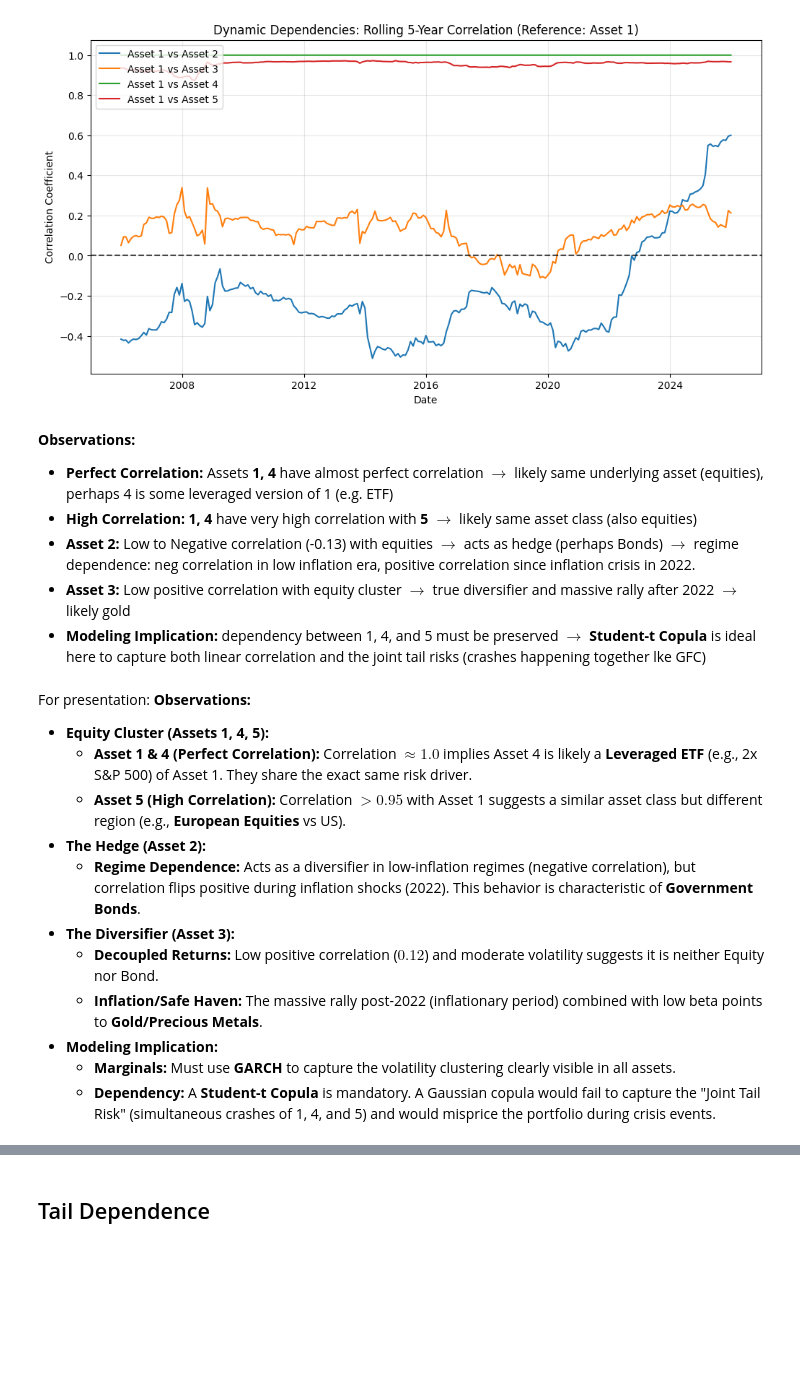
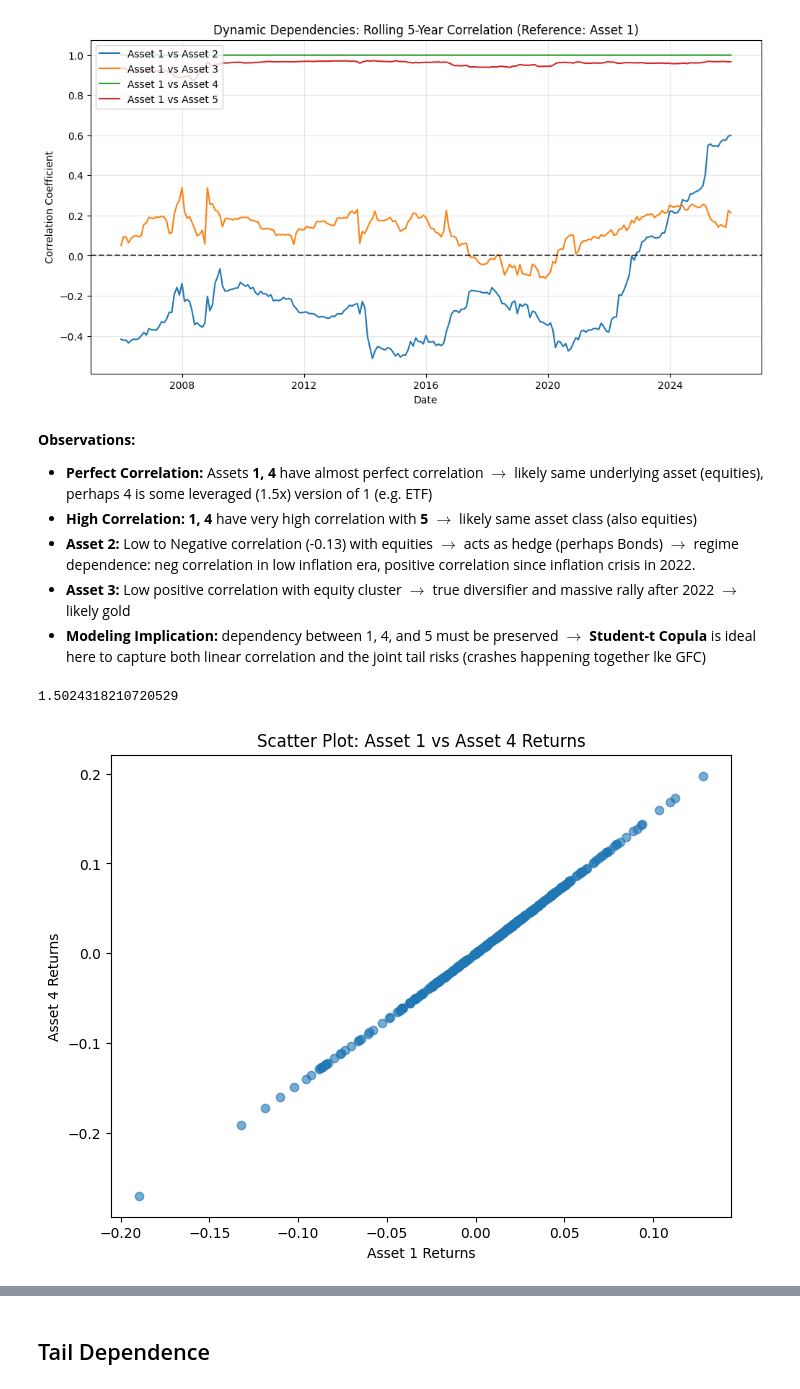
Before and after one commit to jnn-mllr/financial_timeseries_identification, a Jupyter notebook: notebooks/01_eda.ipynb, the cells around one changed output, grey strips where cells are left out. Cells and saved outputs as stored; diff of their text form; code cells hidden in the pictures; blank space fills up the shorter version.

```diff
--- a/notebooks/01_eda.ipynb
+++ b/notebooks/01_eda.ipynb
@@ -185,22 +185,21 @@ plt.show()
 [figure]
 # %% [markdown]
 **Observations:**
-- **Perfect Correlation:** Assets **1, 4** have almost perfect correlation $\to$ likely same underlying asset  (equities), perhaps 4 is some leveraged version of 1 (e.g. ETF)
+- **Perfect Correlation:** Assets **1, 4** have almost perfect correlation $\to$ likely same underlying asset  (equities), perhaps 4 is some leveraged (1.5x) version of 1 (e.g. ETF)
 - **High Correlation:** **1, 4** have very high correlation with **5** $\to$ likely same asset  class (also equities)
 - **Asset 2:** Low to Negative correlation (-0.13) with equities $\to$ acts as hedge (perhaps Bonds) $\to$ regime dependence: neg correlation in low inflation era, positive correlation since inflation crisis in 2022.
 - **Asset 3:** Low positive correlation with equity cluster $\to$ true diversifier and massive rally after 2022 $\to$ likely gold
 - **Modeling Implication:** dependency between 1, 4, and 5 must be preserved $\to$ **Student-t Copula** is ideal here to capture both linear correlation and the joint tail risks (crashes happening together lke GFC)
-# %% [markdown]
-For presentation:
-**Observations:**
-- **Equity Cluster (Assets 1, 4, 5):**
-    - **Asset 1 & 4 (Perfect Correlation):** Correlation $\approx 1.0$ implies Asset 4 is likely a **Leveraged ETF** (e.g., 2x S&P 500) of Asset 1. They share the exact same risk driver.
-    - **Asset 5 (High Correlation):** Correlation $> 0.95$ with Asset 1 suggests a similar asset class but different region (e.g., **European Equities** vs US).
-- **The Hedge (Asset 2):**
-    - **Regime Dependence:** Acts as a diversifier in low-inflation regimes (negative correlation), but correlation flips positive during inflation shocks (2022). This behavior is characteristic of **Government Bonds**.
-- **The Diversifier (Asset 3):**
-    - **Decoupled Returns:** Low positive correlation ($0.12$) and moderate volatility suggests it is neither Equity nor Bond.
-    - **Inflation/Safe Haven:** The massive rally post-2022 (inflationary period) combined with low beta points to **Gold/Precious Metals**.
-- **Modeling Implication:**
-    - **Marginals:** Must use **GARCH** to capture the volatility clustering clearly visible in all assets.
-    - **Dependency:** A **Student-t Copula** is mandatory. A Gaussian copula would fail to capture the "Joint Tail Risk" (simultaneous crashes of 1, 4, and 5) and would misprice the portfolio during crisis events.
+# %%
+# relationship between asset 1 and 4
+leverage_factor = returns['4'] / returns['1']
+print(np.mean(leverage_factor))
+plt.figure(figsize=(8, 6))
+plt.scatter(returns['1'], returns['4'], alpha=0.6)
+plt.title('Scatter Plot: Asset 1 vs Asset 4 Returns')
+plt.xlabel('Asset 1 Returns')
+plt.ylabel('Asset 4 Returns')
+plt.show()
+# %% [output]
+1.5024318210720529
+[figure, added]
```
Also changed, not shown: parts of 5 cells of this notebook, 1 other file.
